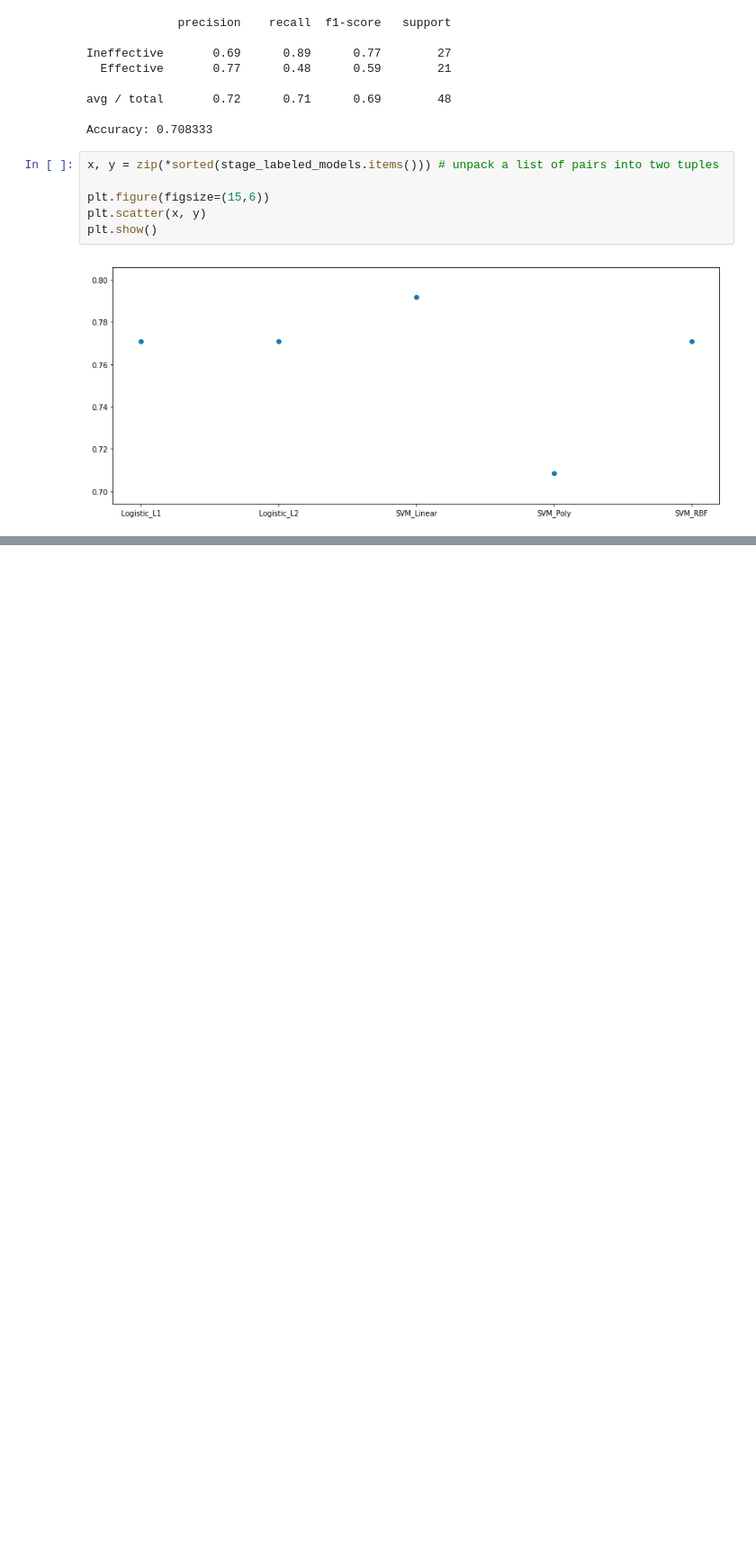
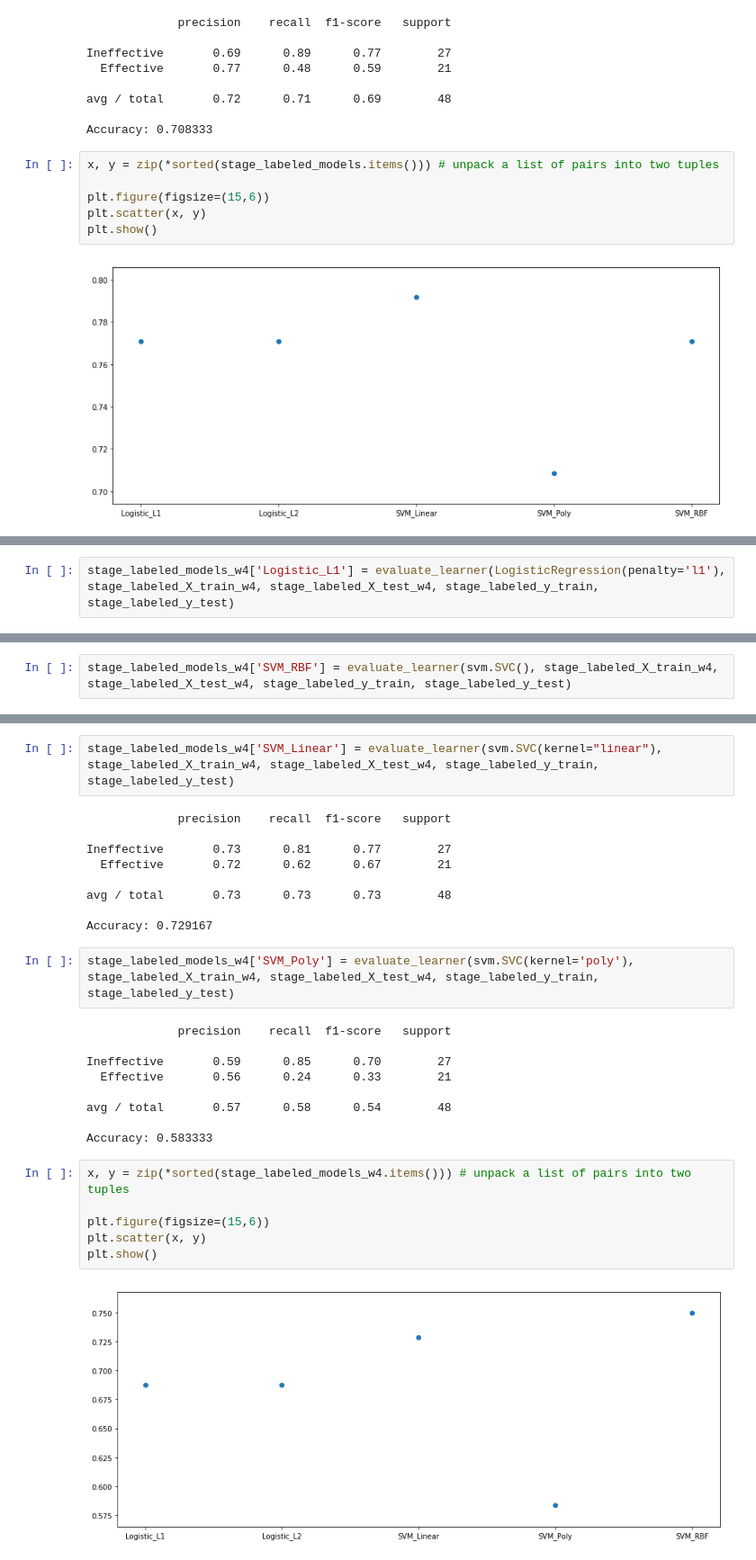
Before and after one commit to moduIo/Clinical-Depression-Study, a Jupyter notebook: main.ipynb, the cells around one changed output, grey strips where cells are left out. Shown: that part at 90% size. Drawn from its saved outputs; the diff is of its cells as text; blank space fills up the shorter version.

Commit message:
Add w0-w4 classifier scores

```diff
--- a/main.ipynb
+++ b/main.ipynb
@@ -648,0 +736,2 @@ plt.show()
+# %%
+stage_labeled_models_w4['Logistic_L1'] = evaluate_learner(LogisticRegression(penalty='l1'), stage_labeled_X_train_w4, stage_labeled_X_test_w4, stage_labeled_y_train, stage_labeled_y_test)
@@ -648,0 +747,2 @@ plt.show()
+# %%
+stage_labeled_models_w4['SVM_RBF'] = evaluate_learner(svm.SVC(), stage_labeled_X_train_w4, stage_labeled_X_test_w4, stage_labeled_y_train, stage_labeled_y_test)
@@ -648,0 +758,30 @@ plt.show()
+# %%
+stage_labeled_models_w4['SVM_Linear'] = evaluate_learner(svm.SVC(kernel="linear"), stage_labeled_X_train_w4, stage_labeled_X_test_w4, stage_labeled_y_train, stage_labeled_y_test)
+# %% [output]
+             precision    recall  f1-score   support
+
+Ineffective       0.73      0.81      0.77        27
+  Effective       0.72      0.62      0.67        21
+
+avg / total       0.73      0.73      0.73        48
+
+Accuracy: 0.729167
+# %%
+stage_labeled_models_w4['SVM_Poly'] = evaluate_learner(svm.SVC(kernel='poly'), stage_labeled_X_train_w4, stage_labeled_X_test_w4, stage_labeled_y_train, stage_labeled_y_test)
+# %% [output]
+             precision    recall  f1-score   support
+
+Ineffective       0.59      0.85      0.70        27
+  Effective       0.56      0.24      0.33        21
+
+avg / total       0.57      0.58      0.54        48
+
+Accuracy: 0.583333
+# %%
+x, y = zip(*sorted(stage_labeled_models_w4.items())) # unpack a list of pairs into two tuples
+
+plt.figure(figsize=(15,6))
+plt.scatter(x, y)
+plt.show()
+# %% [output]
+[figure, added]
```
Also changed, not shown: parts of 14 cells of this notebook.
